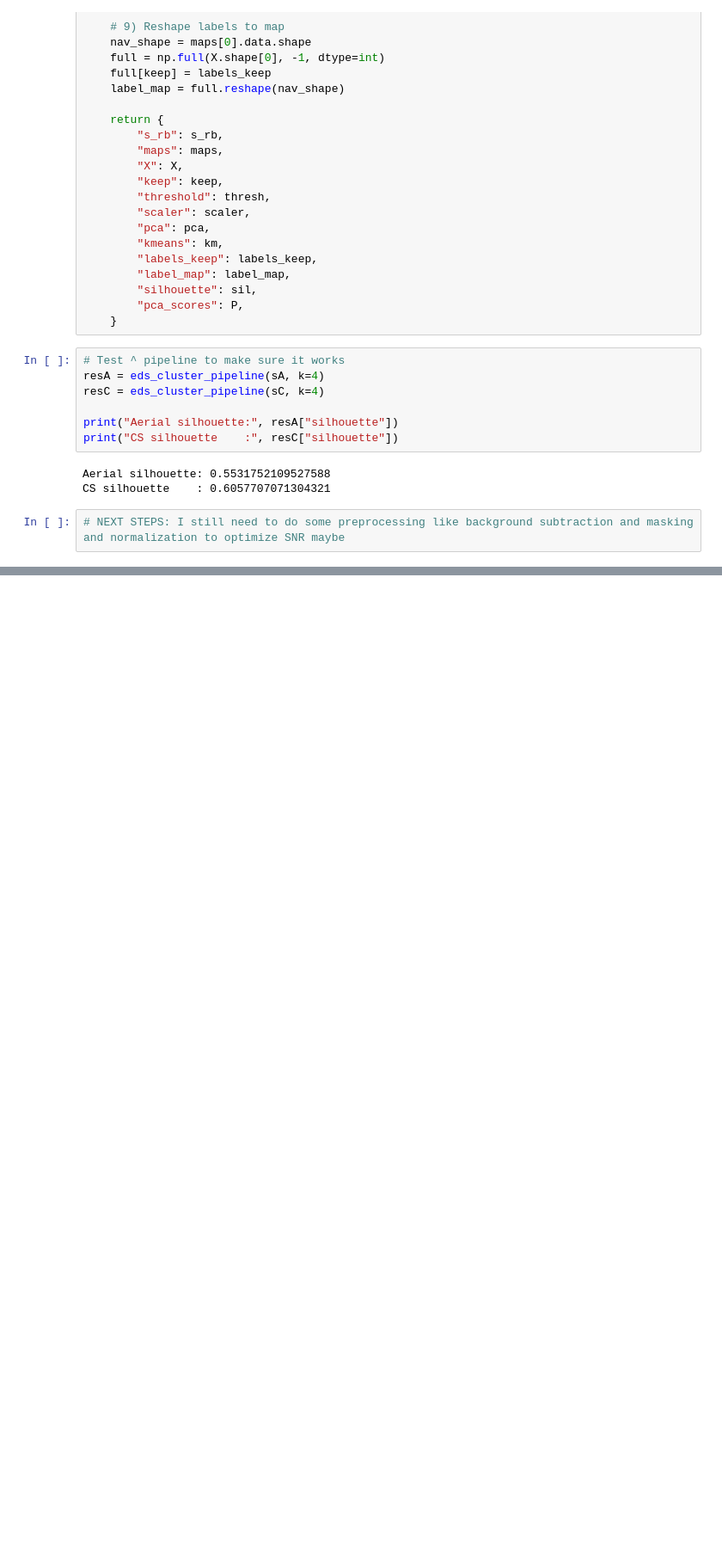
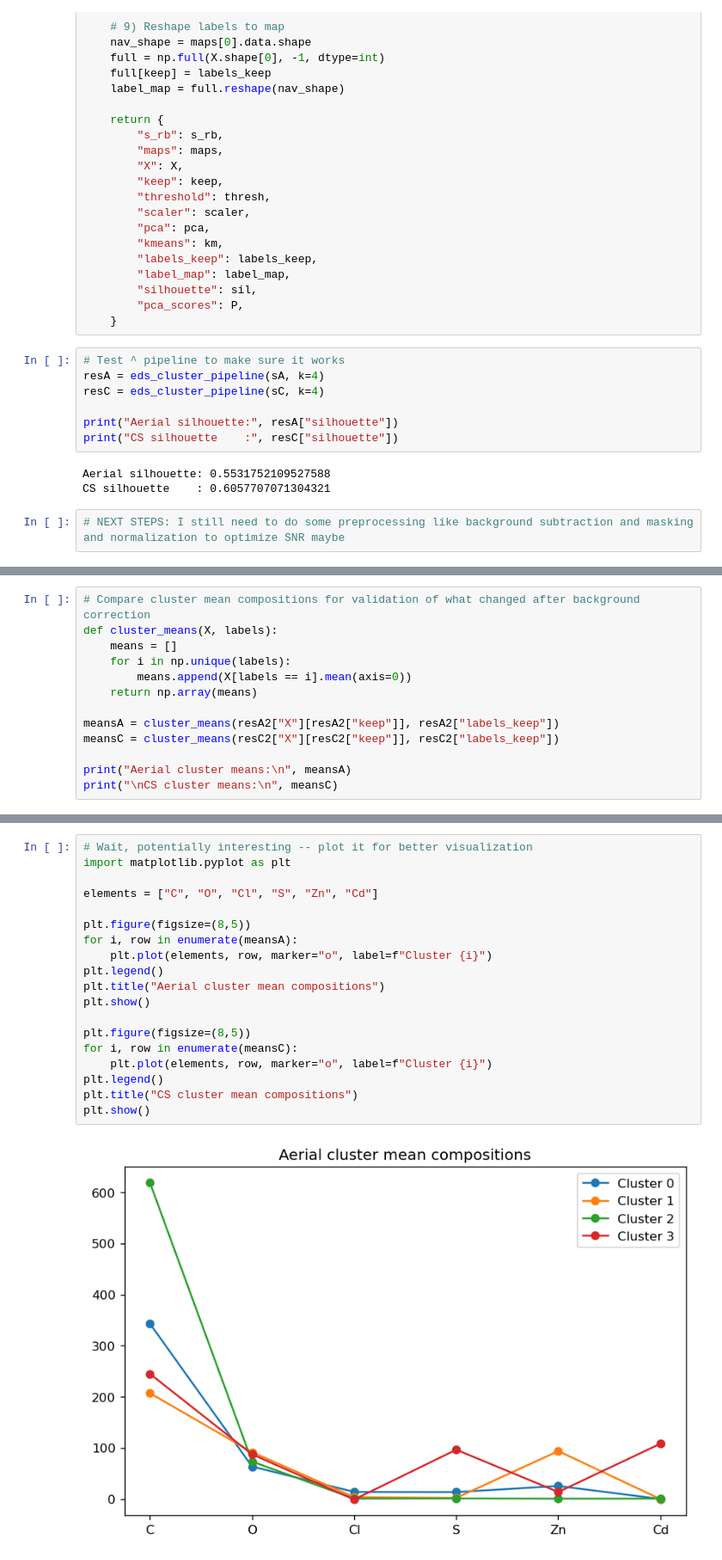
Before and after one commit to eliseetrheim/ZincSoap_ML, a Jupyter notebook: draft.ipynb, the cells around one changed output, grey strips where cells are left out. Shown at 86% size. Saved outputs shown, nothing was run; the diff lists cells and outputs as text; blank space fills up the shorter version.

```diff
--- a/draft.ipynb
+++ b/draft.ipynb
@@ -605,0 +779,13 @@ CS silhouette    : 0.6057707071304321
+# %%
+# Compare cluster mean compositions for validation of what changed after background correction
+def cluster_means(X, labels):
+    means = []
+    for i in np.unique(labels):
+        means.append(X[labels == i].mean(axis=0))
+    return np.array(means)
+
+meansA = cluster_means(resA2["X"][resA2["keep"]], resA2["labels_keep"])
+meansC = cluster_means(resC2["X"][resC2["keep"]], resC2["labels_keep"])
+
+print("Aerial cluster means:\n", meansA)
+print("\nCS cluster means:\n", meansC)
@@ -605,0 +812,21 @@ CS silhouette    : 0.6057707071304321
+# %%
+# Wait, potentially interesting -- plot it for better visualization
+import matplotlib.pyplot as plt
+
+elements = ["C", "O", "Cl", "S", "Zn", "Cd"]
+
+plt.figure(figsize=(8,5))
+for i, row in enumerate(meansA):
+    plt.plot(elements, row, marker="o", label=f"Cluster {i}")
+plt.legend()
+plt.title("Aerial cluster mean compositions")
+plt.show()
+
+plt.figure(figsize=(8,5))
+for i, row in enumerate(meansC):
+    plt.plot(elements, row, marker="o", label=f"Cluster {i}")
+plt.legend()
+plt.title("CS cluster mean compositions")
+plt.show()
+# %% [output]
+[figure, added]
```
Also changed, not shown: parts of 10 cells of this notebook, 5 other files.
